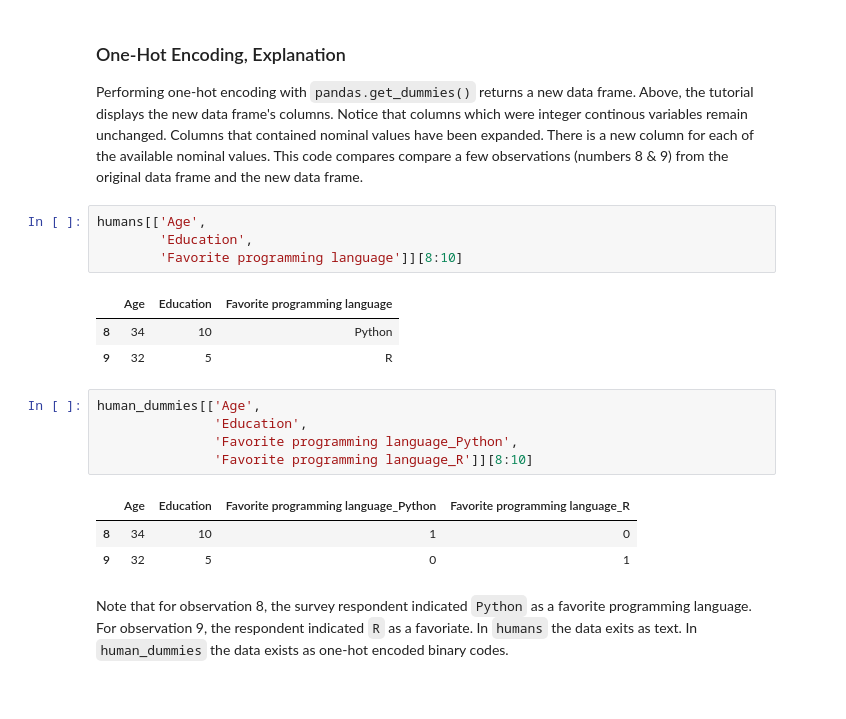
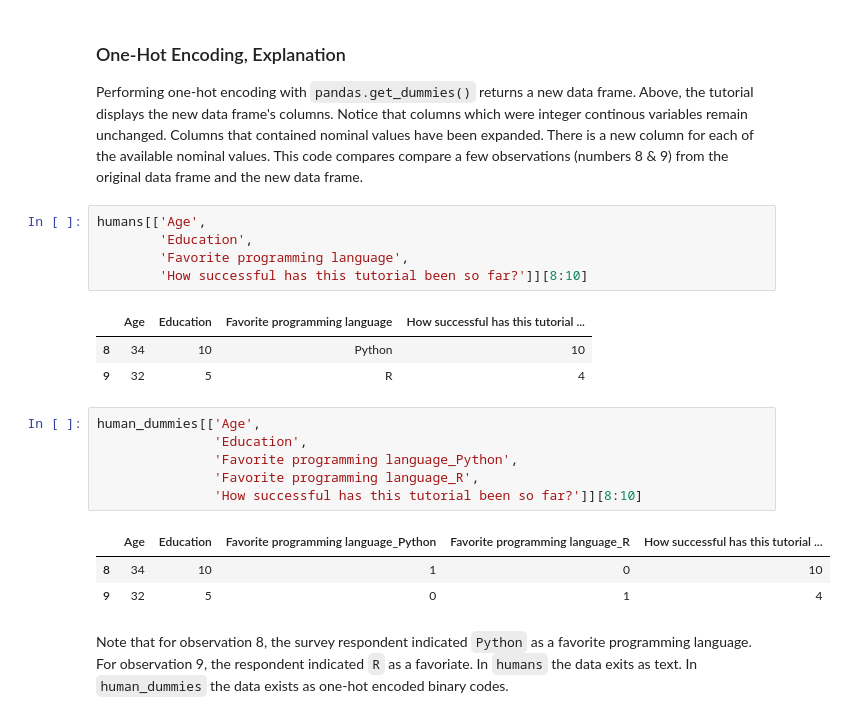
Before and after one commit to adamrossnelson/MacLearn, a Jupyter notebook: whimsical/WhimsTutorial.ipynb, the cells around one changed output. Drawn from its saved outputs; the diff is of its cells as text.

```diff
--- a/whimsical/WhimsTutorial.ipynb
+++ b/whimsical/WhimsTutorial.ipynb
@@ -122,19 +134,21 @@ Performing one-hot encoding with `pandas.get_dummies()` returns a new data frame
 # %%
 humans[['Age',
         'Education',
-        'Favorite programming language']][8:10]
+        'Favorite programming language',
+        'How successful has this tutorial been so far?']][8:10]
 # %% [output]
-|  | Age | Education | Favorite programming language |
-| 8 | 34 | 10 | Python |
-| 9 | 32 | 5 | R |
+|  | Age | Education | Favorite programming language | How successful has this tutorial ... |
+| 8 | 34 | 10 | Python | 10 |
+| 9 | 32 | 5 | R | 4 |
 # %%
 human_dummies[['Age',
                'Education',
                'Favorite programming language_Python',
-               'Favorite programming language_R']][8:10]
+               'Favorite programming language_R',
+               'How successful has this tutorial been so far?']][8:10]
 # %% [output]
-|  | Age | Education | Favorite programming language_Python | Favorite programming language_R |
-| 8 | 34 | 10 | 1 | 0 |
-| 9 | 32 | 5 | 0 | 1 |
+|  | Age | Education | Favorite programming language_Python | Favorite programming language_R | How successful has this tutorial ... |
+| 8 | 34 | 10 | 1 | 0 | 10 |
+| 9 | 32 | 5 | 0 | 1 | 4 |
 # %% [markdown]
 Note that for observation 8, the survey respondent indicated `Python` as a favorite programming language. For observation 9, the respondent indicated `R` as a favoriate. In `humans` the data exits as text. In `human_dummies` the data exists as one-hot encoded binary codes.
```
Also changed, not shown: parts of 20 cells of this notebook, 1 other file.
